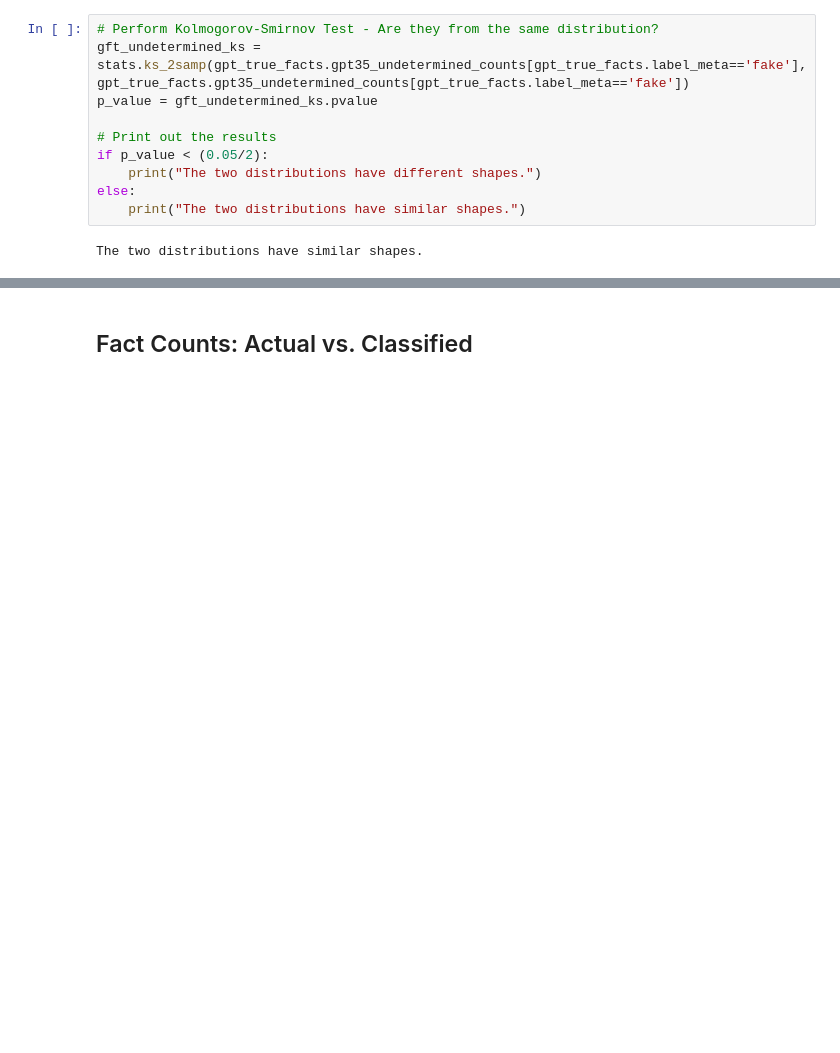
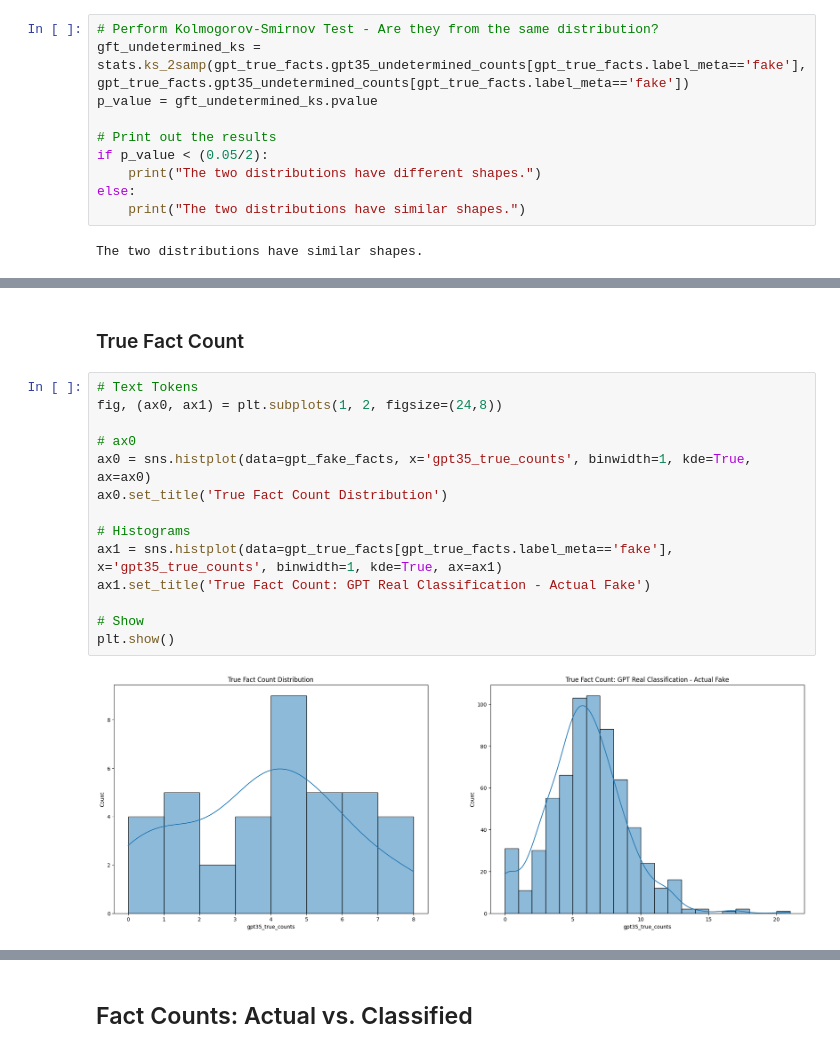
Before and after one commit to lammypi/KaggleX, a Jupyter notebook: chagpt-classifications.ipynb, the cells around one changed output, grey strips where cells are left out. Drawn from its saved outputs; the diff is of its cells as text; blank space fills up the shorter version.

```diff
--- a/chagpt-classifications.ipynb
+++ b/chagpt-classifications.ipynb
@@ -951,0 +997,18 @@ The two distributions have similar shapes.
+# %% [markdown]
+### True Fact Count
+# %%
+# Text Tokens
+fig, (ax0, ax1) = plt.subplots(1, 2, figsize=(24,8))
+
+# ax0
+ax0 = sns.histplot(data=gpt_fake_facts, x='gpt35_true_counts', binwidth=1, kde=True, ax=ax0)
+ax0.set_title('True Fact Count Distribution')
+
+# Histograms
+ax1 = sns.histplot(data=gpt_true_facts[gpt_true_facts.label_meta=='fake'], x='gpt35_true_counts', binwidth=1, kde=True, ax=ax1)
+ax1.set_title('True Fact Count: GPT Real Classification - Actual Fake')
+
+# Show
+plt.show()
+# %% [output]
+[figure, added]
```
Also changed, not shown: parts of 17 cells of this notebook.
